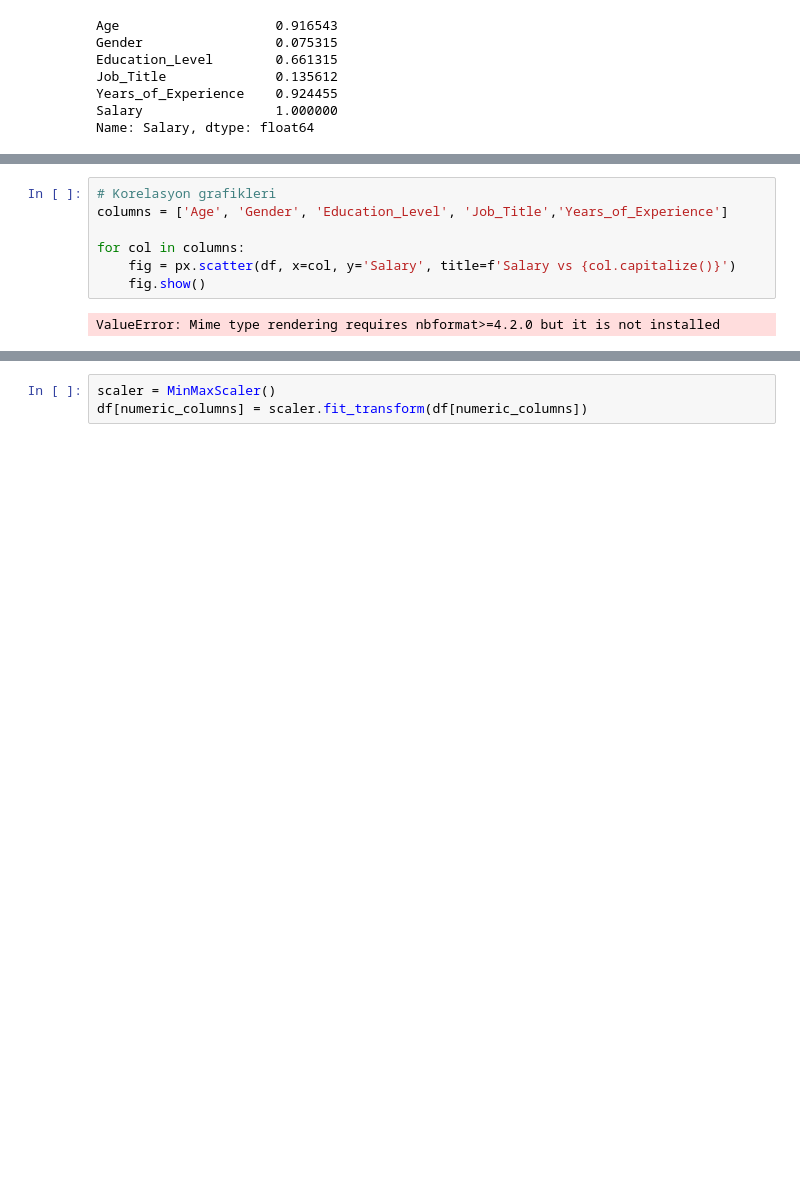
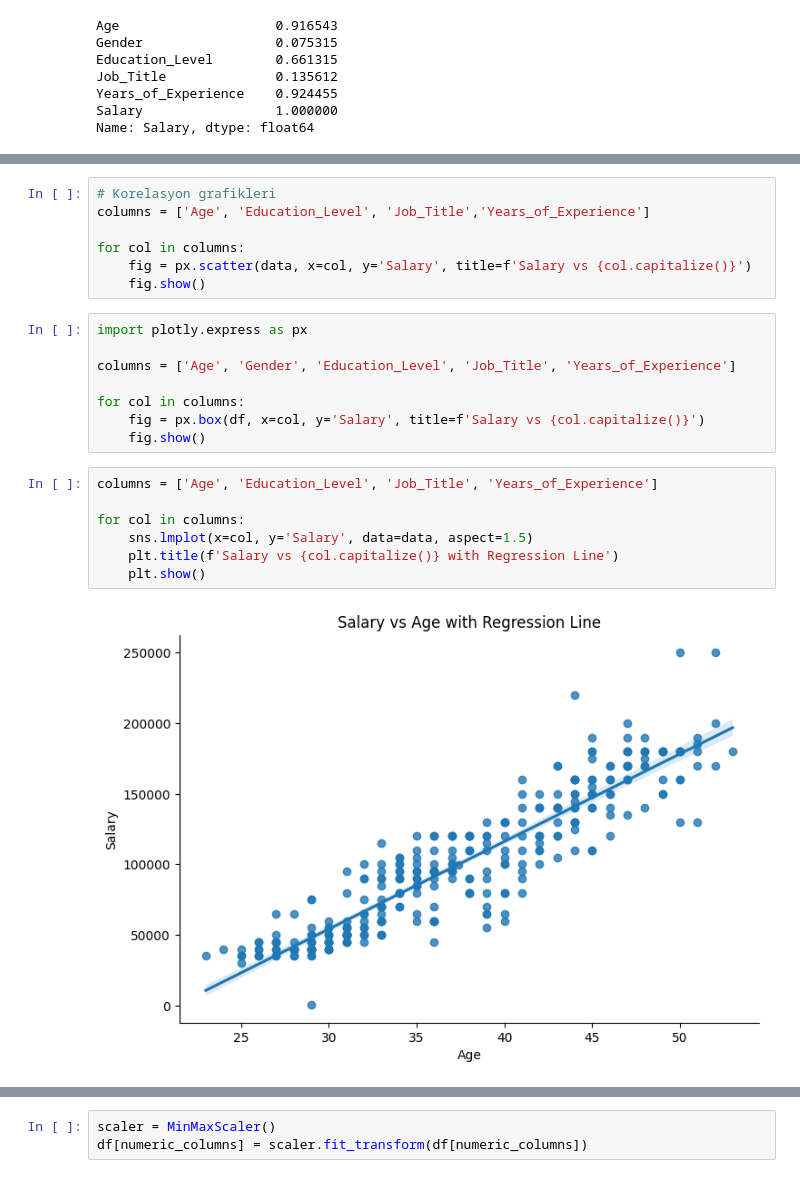
Before and after one commit to Nanogrup/SalaryPrediction, a Jupyter notebook: Salary_data/Salary-prediction.ipynb, the cells around one changed output, grey strips where cells are left out. Saved outputs shown, nothing was run; the diff lists cells and outputs as text; blank space fills up the shorter version.

Commit message:
Salary-predictionn içerisinde merge edildi.

```diff
--- a/Salary_data/Salary-prediction.ipynb
+++ b/Salary_data/Salary-prediction.ipynb
@@ -239,10 +241,25 @@ plt.show()
 [figure]
 # %%
 # Korelasyon grafikleri
-columns = ['Age', 'Gender', 'Education_Level', 'Job_Title','Years_of_Experience']
+columns = ['Age', 'Education_Level', 'Job_Title','Years_of_Experience']
 
 for col in columns:
-    fig = px.scatter(df, x=col, y='Salary', title=f'Salary vs {col.capitalize()}')
+    fig = px.scatter(data, x=col, y='Salary', title=f'Salary vs {col.capitalize()}')
     fig.show()
-# %% [output]
-ValueError: Mime type rendering requires nbformat>=4.2.0 but it is not installed
+# %%
+import plotly.express as px
+
+columns = ['Age', 'Gender', 'Education_Level', 'Job_Title', 'Years_of_Experience']
+
+for col in columns:
+    fig = px.box(df, x=col, y='Salary', title=f'Salary vs {col.capitalize()}')
+    fig.show()
+# %%
+columns = ['Age', 'Education_Level', 'Job_Title', 'Years_of_Experience']
+
+for col in columns:
+    sns.lmplot(x=col, y='Salary', data=data, aspect=1.5)
+    plt.title(f'Salary vs {col.capitalize()} with Regression Line')
+    plt.show()
+# %% [output]
+[figure, added]
```
Also changed, not shown: parts of 11 cells of this notebook.
